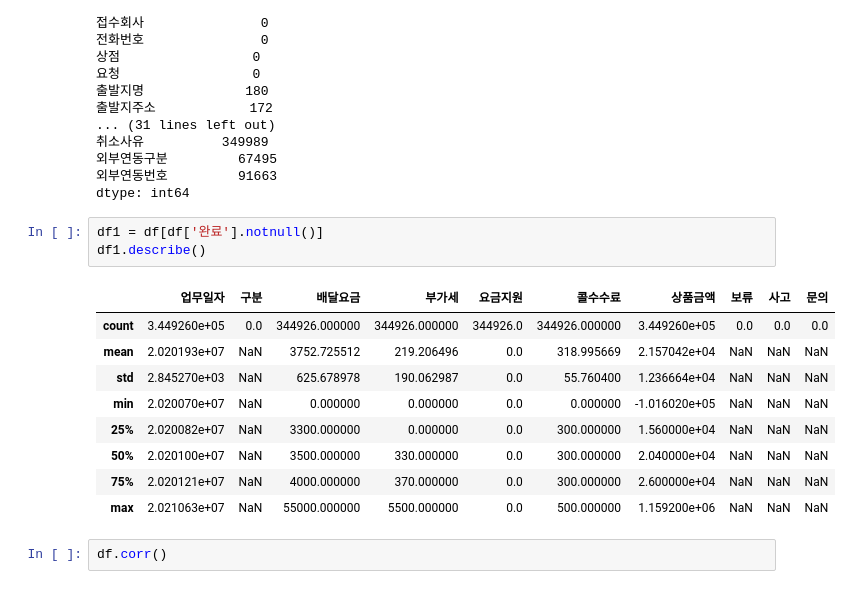
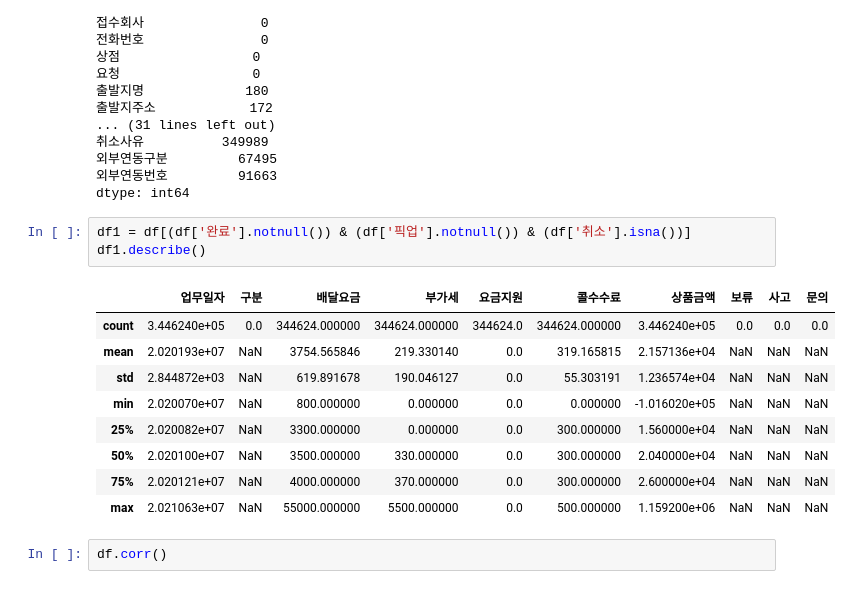
Before and after one commit to ethan528/BBS_Optimal_Position, a Jupyter notebook: EDA.ipynb, the cells around one changed output. Saved outputs shown, nothing was run; the diff lists cells and outputs as text.

```diff
--- a/EDA.ipynb
+++ b/EDA.ipynb
@@ -234,14 +240,14 @@ Unnamed: 3     67495
 외부연동번호         91663
 dtype: int64
 # %%
-df1 = df[df['완료'].notnull()]
+df1 = df[(df['완료'].notnull()) & (df['픽업'].notnull()) & (df['취소'].isna())]
 df1.describe()
 # %% [output]
 |  | 업무일자 | 구분 | 배달요금 | 부가세 | 요금지원 | 콜수수료 | 상품금액 | 보류 | 사고 | 문의 |
-| count | 3.449260e+05 | 0.0 | 344926.000000 | 344926.000000 | 344926.0 | 344926.000000 | 3.449260e+05 | 0.0 | 0.0 | 0.0 |
-| mean | 2.020193e+07 | NaN | 3752.725512 | 219.206496 | 0.0 | 318.995669 | 2.157042e+04 | NaN | NaN | NaN |
-| std | 2.845270e+03 | NaN | 625.678978 | 190.062987 | 0.0 | 55.760400 | 1.236664e+04 | NaN | NaN | NaN |
-| min | 2.020070e+07 | NaN | 0.000000 | 0.000000 | 0.0 | 0.000000 | -1.016020e+05 | NaN | NaN | NaN |
+| count | 3.446240e+05 | 0.0 | 344624.000000 | 344624.000000 | 344624.0 | 344624.000000 | 3.446240e+05 | 0.0 | 0.0 | 0.0 |
+| mean | 2.020193e+07 | NaN | 3754.565846 | 219.330140 | 0.0 | 319.165815 | 2.157136e+04 | NaN | NaN | NaN |
+| std | 2.844872e+03 | NaN | 619.891678 | 190.046127 | 0.0 | 55.303191 | 1.236574e+04 | NaN | NaN | NaN |
+| min | 2.020070e+07 | NaN | 800.000000 | 0.000000 | 0.0 | 0.000000 | -1.016020e+05 | NaN | NaN | NaN |
 | 25% | 2.020082e+07 | NaN | 3300.000000 | 0.000000 | 0.0 | 300.000000 | 1.560000e+04 | NaN | NaN | NaN |
 | 50% | 2.020100e+07 | NaN | 3500.000000 | 330.000000 | 0.0 | 300.000000 | 2.040000e+04 | NaN | NaN | NaN |
 | 75% | 2.020121e+07 | NaN | 4000.000000 | 370.000000 | 0.0 | 300.000000 | 2.600000e+04 | NaN | NaN | NaN |
```
Also changed, not shown: parts of 11 cells of this notebook, 3 other files.
